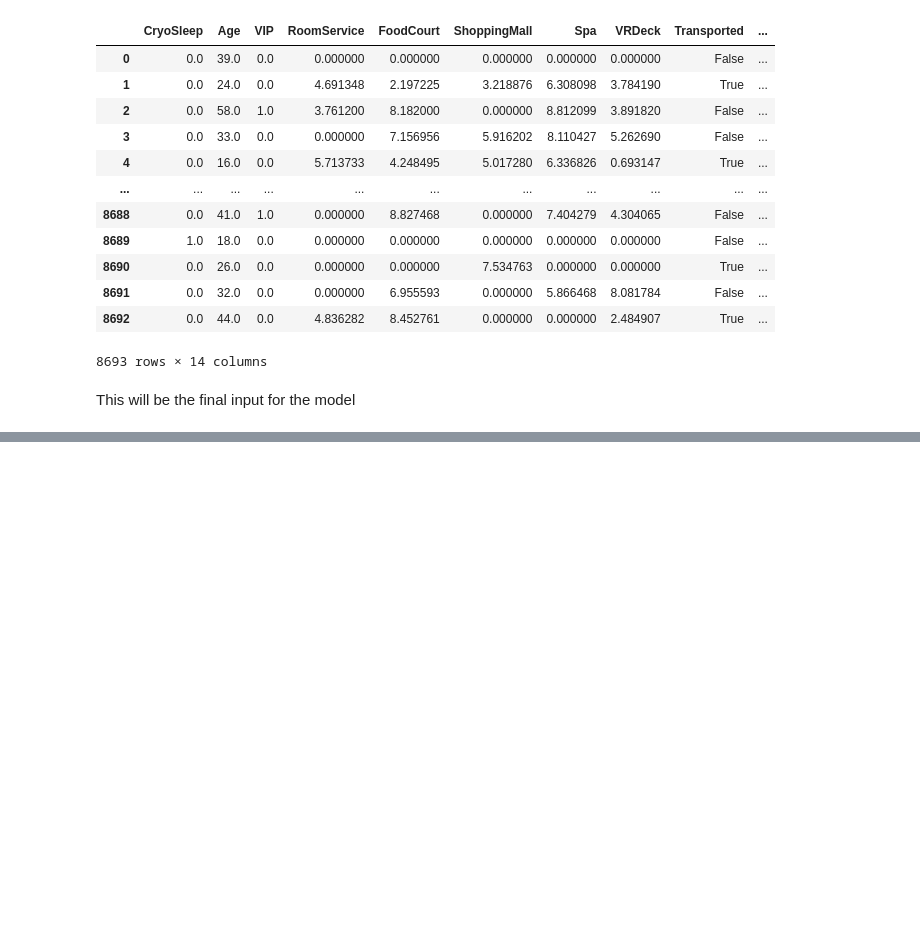
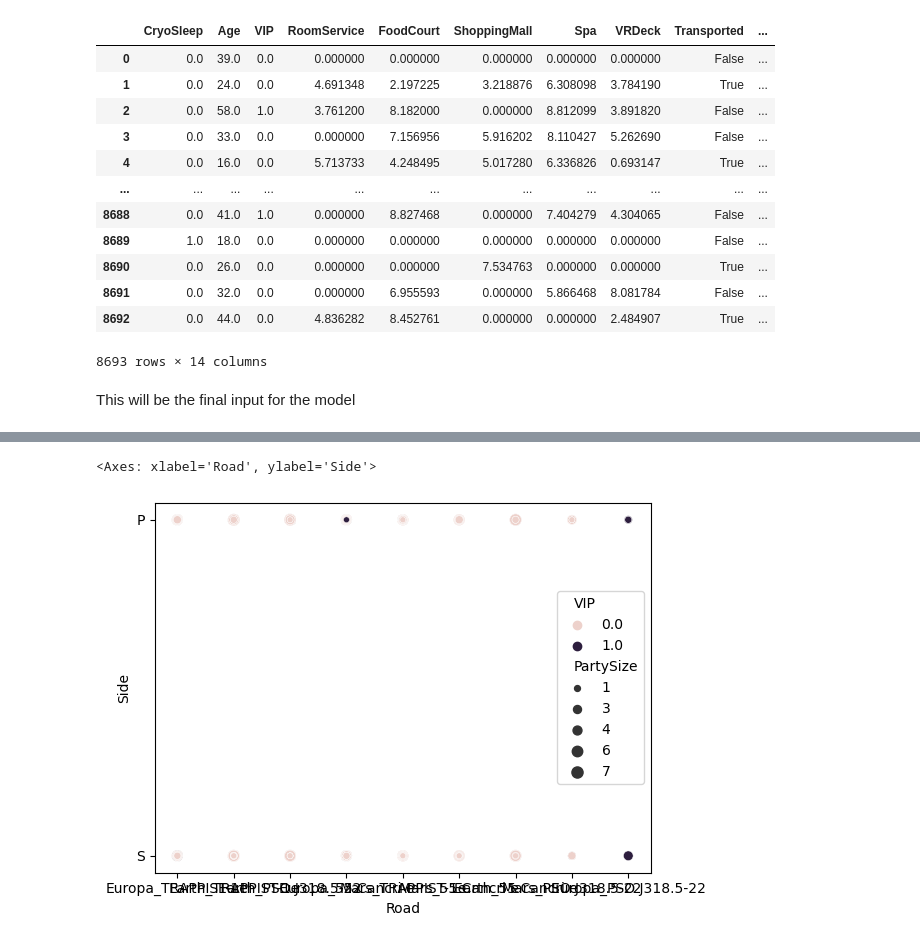
Before and after one commit to johawahn/spaceship_titanic, a Jupyter notebook: DataExploration.ipynb, the cells around one changed output, grey strips where cells are left out. Saved outputs shown, nothing was run; the diff lists cells and outputs as text; code cells hidden in the pictures; blank space fills up the shorter version.

```diff
--- a/DataExploration.ipynb
+++ b/DataExploration.ipynb
@@ -327,7 +337,7 @@ le_Road.fit(df.Road)
 df['Road'] = le_Road.transform(df.Road)
 # %%
 df['CryoSleep'] = df['CryoSleep'].map({True: 1, False: 0})
-df['VIP'] = df['VIP'].map({True: 1, False: 0})
+df['VIP'] = df['VIP'].map({True: 1, False: 0}).fillna(0)
 df['Side'] = df['Side'].map({'P': 1, 'S': 0})
 # %%
 df
@@ -349,0 +373,5 @@ This will be the final input for the model
+# %%
+sns.scatterplot(x=df.Road, y=df.Side, size=df.PartySize.astype('int'), hue=df.VIP)
+# %% [output]
+<Axes: xlabel='Road', ylabel='Side'>
+[figure, added]
```
Also changed, not shown: parts of 5 cells of this notebook, 1 other file.
